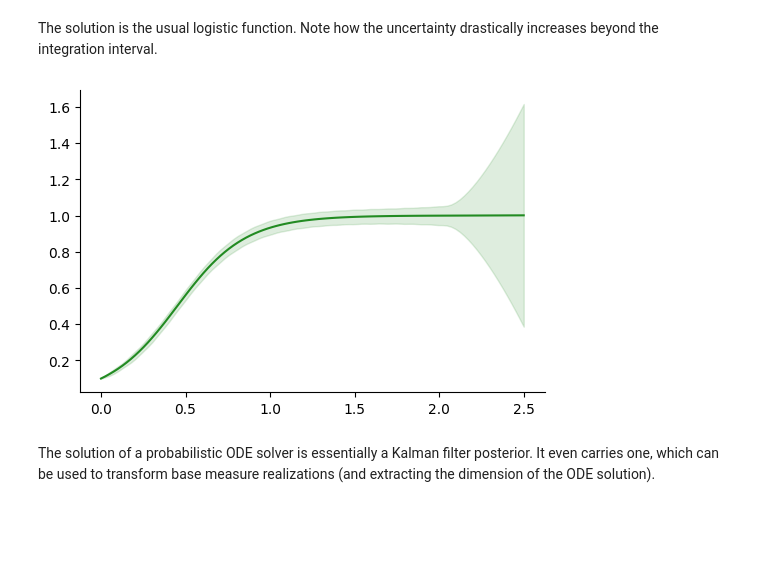
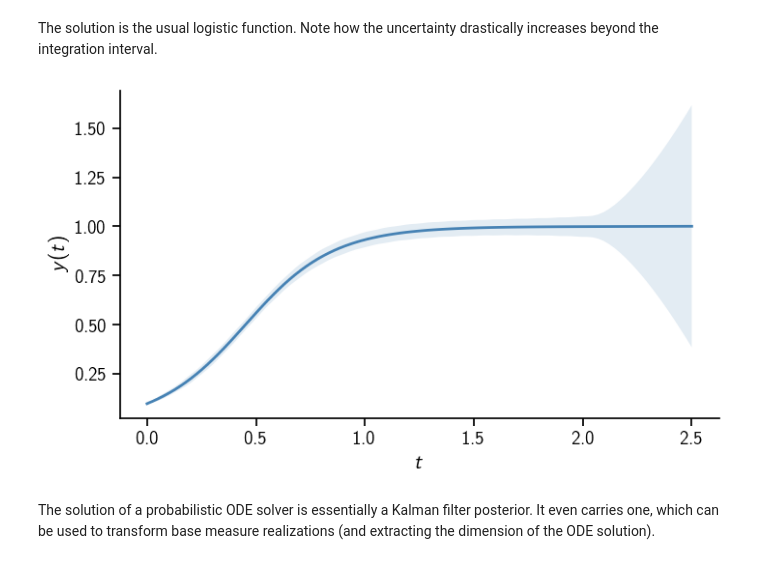
Before and after one commit to probabilistic-numerics/probnum-evaluation, a Jupyter notebook: docs/source/tutorials/animate_gauss_markov_posterior.ipynb, the cells around one changed output. Drawn from its saved outputs; the diff is of its cells as text; code cells hidden in the pictures; blank space fills up the shorter version.

```diff
--- a/docs/source/tutorials/animate_gauss_markov_posterior.ipynb
+++ b/docs/source/tutorials/animate_gauss_markov_posterior.ipynb
@@ -7,6 +7,7 @@ from probnumeval import visual
 import numpy as np
 import matplotlib.pyplot as plt
 import probnum as pn
+plt.style.use("../probnum-evaluation.mplstyle")
 np.random.seed(42)
 # %% [markdown]
 Let us start by constructing a simple filtering problem.
@@ -94,14 +94,16 @@ The solution is the usual logistic function. Note how the uncertainty drasticall
 # %%
 fig, ax = plt.subplots(dpi=100)
 
 ax.spines['right'].set_visible(False)
 ax.spines['top'].set_visible(False)
 
-ax.plot(t, mean, color="forestgreen")
-ax.fill_between(t, mean - 3*std, mean + 3*std, alpha=0.15, color="forestgreen")
+ax.plot(t, mean)
+ax.fill_between(t, mean - 3*std, mean + 3*std, alpha=0.15)
+ax.set_xlabel("$t$")
+ax.set_ylabel("$y(t)$")
 plt.show()
 # %% [output]
-[figure, old version]
+[figure, new version]
 # %% [markdown]
 The solution of a probabilistic ODE solver is essentially a Kalman filter posterior. It even carries one, which can be used to transform base measure realizations (and extracting the dimension of the ODE solution).
 # %%
```
Also changed, not shown: parts of 3 cells of this notebook, 2 other files.
